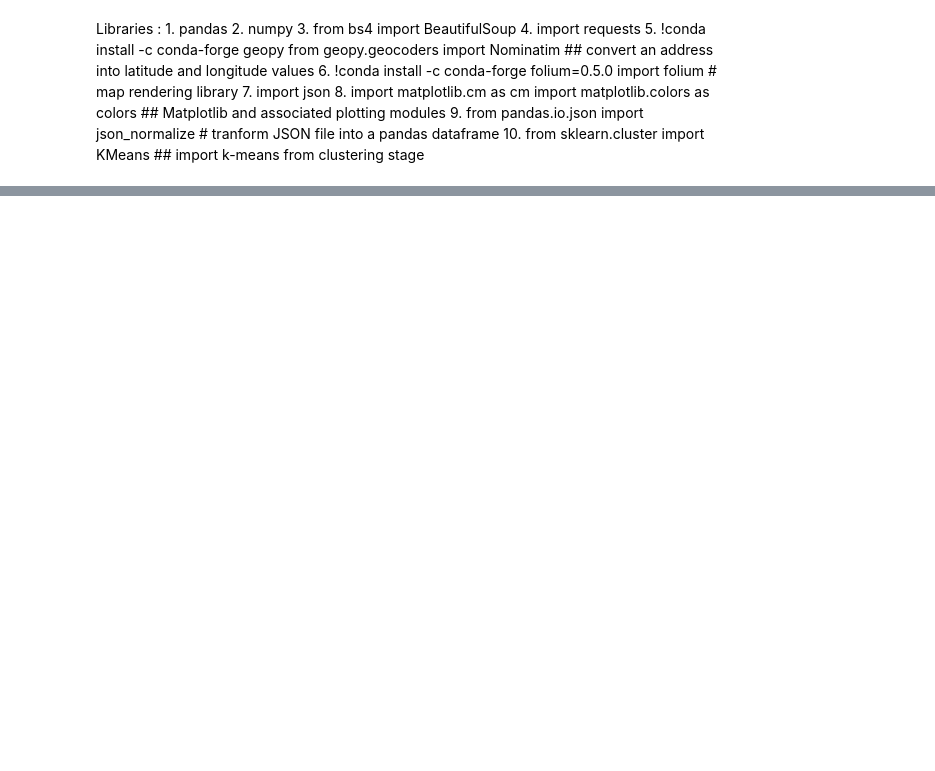
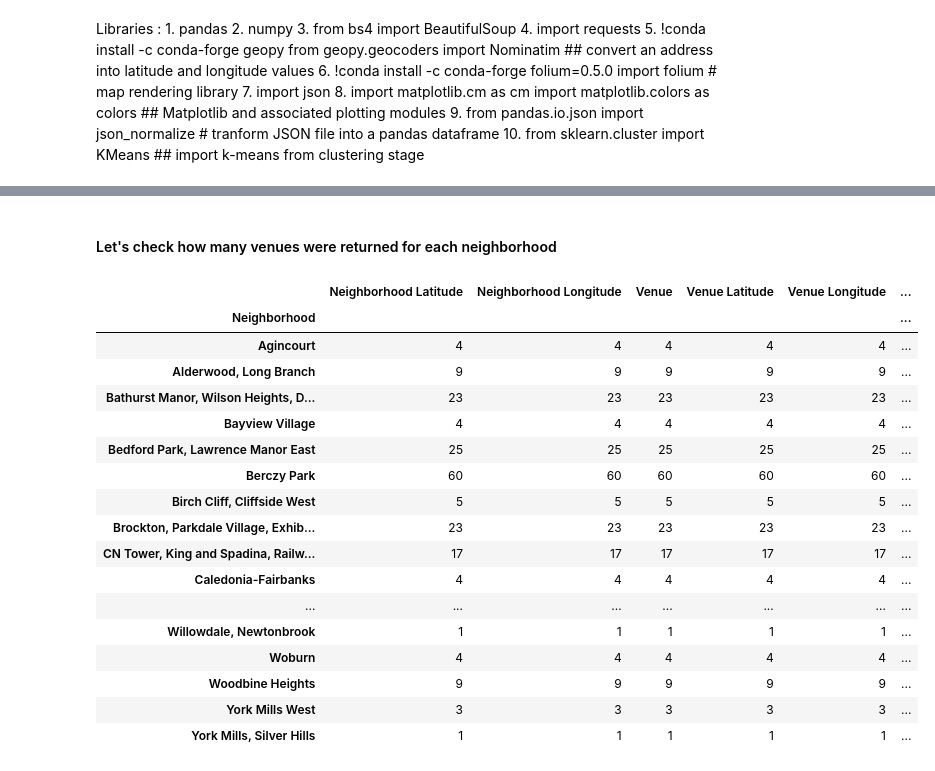
Before and after one commit to deepthich-gh/coursera_capstone_project, a Jupyter notebook: datascience_capstone_project.ipynb, the cells around one changed output, grey strips where cells are left out. Cells and saved outputs as stored; diff of their text form; code cells hidden in the pictures; blank space fills up the shorter version.

```diff
--- a/datascience_capstone_project.ipynb
+++ b/datascience_capstone_project.ipynb
@@ -70,0 +291,3 @@ Libraries :
+# %%
+results = requests.get(url).json()
+results
@@ -70,0 +456,23 @@ Libraries :
+# %% [markdown]
+#### Let's check how many venues were returned for each neighborhood
+# %%
+Toronto_venues.groupby('Neighborhood').count()
+# %% [output]
+|  | Neighborhood Latitude | Neighborhood Longitude | Venue | Venue Latitude | Venue Longitude | ... |
+| Neighborhood |  |  |  |  |  | ... |
+| Agincourt | 4 | 4 | 4 | 4 | 4 | ... |
+| Alderwood, Long Branch | 9 | 9 | 9 | 9 | 9 | ... |
+| Bathurst Manor, Wilson Heights, D... | 23 | 23 | 23 | 23 | 23 | ... |
+| Bayview Village | 4 | 4 | 4 | 4 | 4 | ... |
+| Bedford Park, Lawrence Manor East | 25 | 25 | 25 | 25 | 25 | ... |
+| Berczy Park | 60 | 60 | 60 | 60 | 60 | ... |
+| Birch Cliff, Cliffside West | 5 | 5 | 5 | 5 | 5 | ... |
+| Brockton, Parkdale Village, Exhib... | 23 | 23 | 23 | 23 | 23 | ... |
+| CN Tower, King and Spadina, Railw... | 17 | 17 | 17 | 17 | 17 | ... |
+| Caledonia-Fairbanks | 4 | 4 | 4 | 4 | 4 | ... |
+| ... | ... | ... | ... | ... | ... | ... |
+| Willowdale, Newtonbrook | 1 | 1 | 1 | 1 | 1 | ... |
+| Woburn | 4 | 4 | 4 | 4 | 4 | ... |
+| Woodbine Heights | 9 | 9 | 9 | 9 | 9 | ... |
+| York Mills West | 3 | 3 | 3 | 3 | 3 | ... |
+| York Mills, Silver Hills | 1 | 1 | 1 | 1 | 1 | ... |
```
Also changed, not shown: parts of 97 cells of this notebook.
